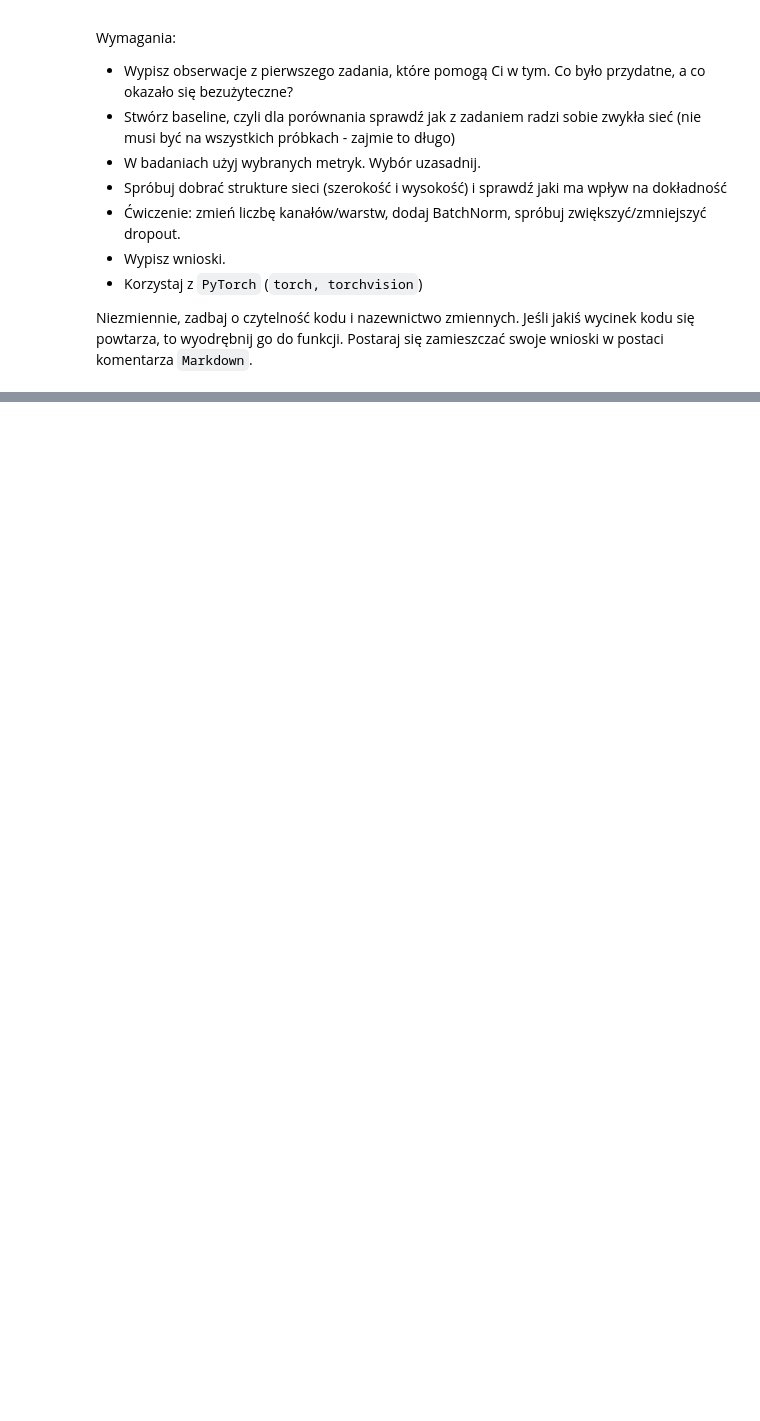
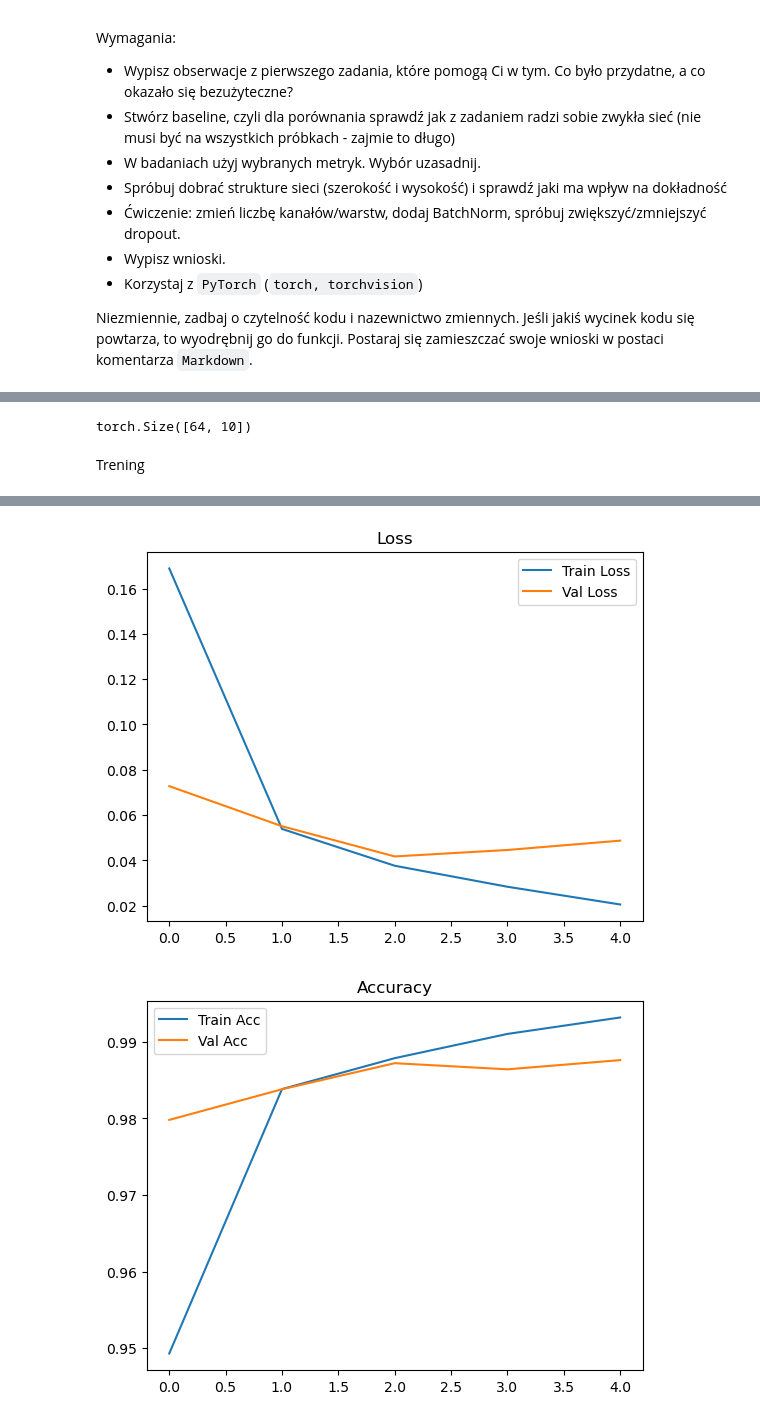
Before and after one commit to Solvro/ml-wakacyjne-wyzwanie-2025, a Jupyter notebook: 3_nn&cv/NN&CV_zadanie.ipynb, the cells around one changed output, grey strips where cells are left out. Drawn from its saved outputs; the diff is of its cells as text; code cells hidden in the pictures; blank space fills up the shorter version.

```diff
--- a/3_nn&cv/NN&CV_zadanie.ipynb
+++ b/3_nn&cv/NN&CV_zadanie.ipynb
@@ -47,0 +140,9 @@ Downloading data from https://storage.googleapis.com/tensorflow/tf-keras-dataset
+# %%
+sample_input = torch.randn(64, 1, 28, 28).to(device)
+
+output = model(sample_input)
+print(output.shape)
+# %% [output]
+torch.Size([64, 10])
+# %% [markdown]
+Trening
@@ -47,0 +170,32 @@ Downloading data from https://storage.googleapis.com/tensorflow/tf-keras-dataset
+# %%
+from torch.optim import Adam
+
+def train_model(model, train_loader, val_loader, epochs=5, lr=1e-3):
+    model = model.to(device)
+    criterion = nn.CrossEntropyLoss()
+    optimizer = Adam(model.parameters(), lr=lr)
+    history = {"train_loss": [], "train_acc": [], "val_loss": [], "val_acc": []}
+
+    for epoch in range(1, epochs+1):
+        tr_loss, tr_acc = run_epoch(model, train_loader, criterion, optimizer, train=True)
+        val_loss, val_acc = run_epoch(model, val_loader, criterion, train=False)
+        history["train_loss"].append(tr_loss)
+        history["train_acc"].append(tr_acc)
+        history["val_loss"].append(val_loss)
+        history["val_acc"].append(val_acc)
+        print(f"Epoch {epoch}: Train acc {tr_acc:.4f}, Val acc {val_acc:.4f}")
+
+    return history
+# %%
+import matplotlib.pyplot as plt
+
+history = train_model(model, train_loader, val_loader, epochs=5, lr=1e-3)
+
+plt.plot(history["train_loss"], label="Train Loss")
+plt.plot(history["val_loss"], label="Val Loss")
+plt.legend(); plt.title("Loss"); plt.show()
+
+plt.plot(history["train_acc"], label="Train Acc")
+plt.plot(history["val_acc"], label="Val Acc")
+plt.legend(); plt.title("Accuracy"); plt.show()
+# %% [output]
@@ -47,0 +207,2 @@ Downloading data from https://storage.googleapis.com/tensorflow/tf-keras-dataset
+[figure, added]
+[figure, added]
```
Also changed, not shown: parts of 14 cells of this notebook, 12 other files.
